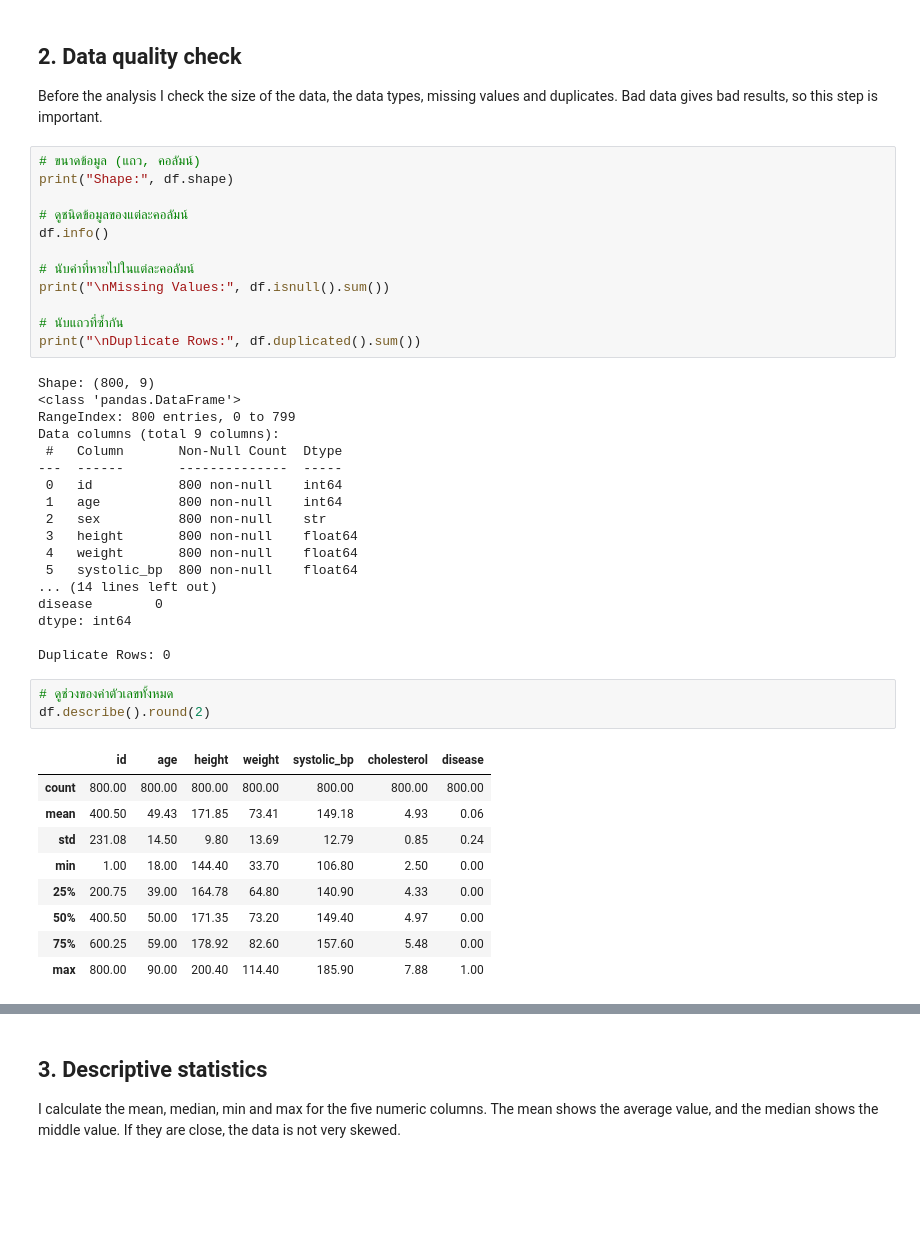
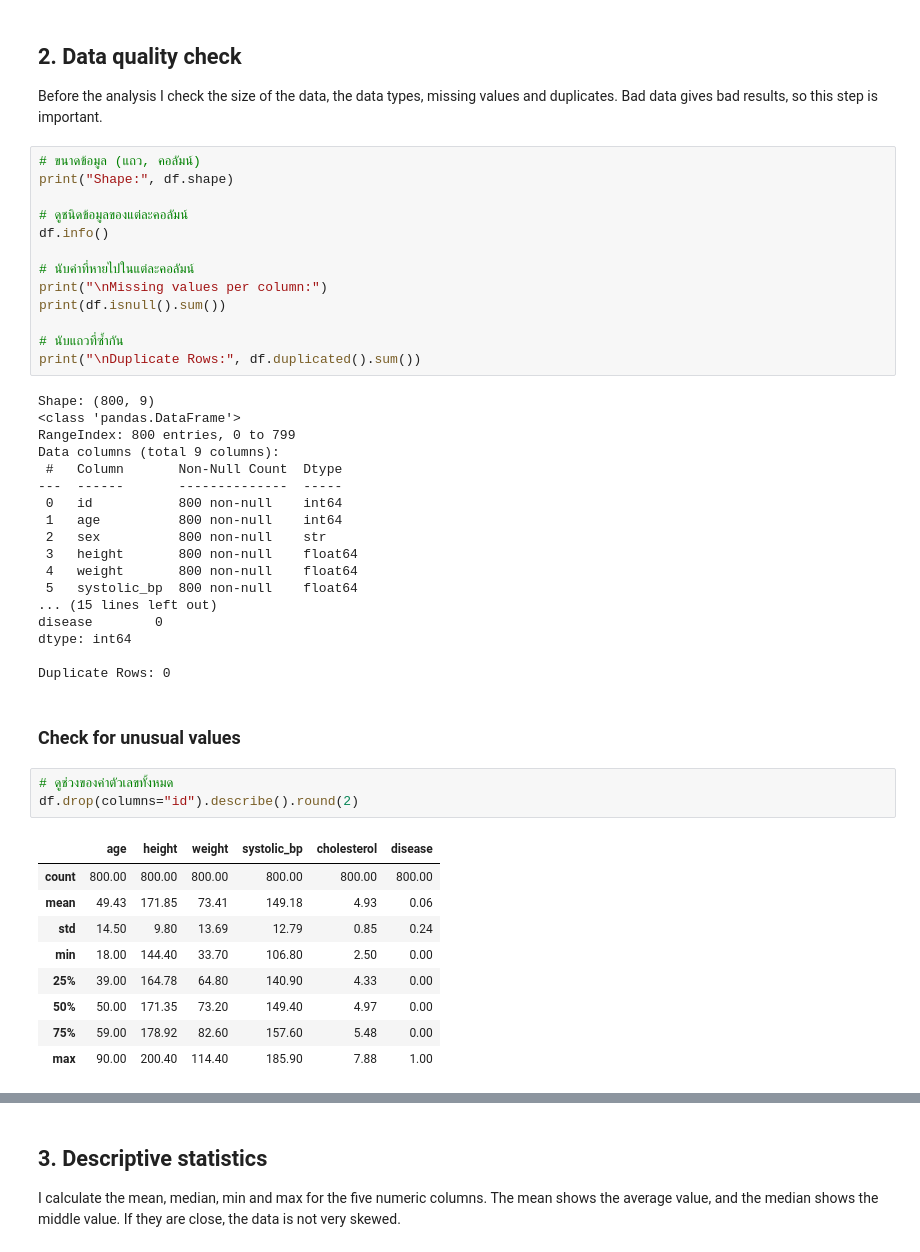
Before and after one commit to Wansiri-D/health-study, a Jupyter notebook: health_study_del1.ipynb, the cells around one changed output, grey strips where cells are left out. Saved outputs shown, nothing was run; the diff lists cells and outputs as text; blank space fills up the shorter version.

```diff
--- a/health_study_del1.ipynb
+++ b/health_study_del1.ipynb
@@ -46,7 +47,8 @@ print("Shape:", df.shape)
 df.info()
 
 # นับค่าที่หายไปในแต่ละคอลัมน์
-print("\nMissing Values:", df.isnull().sum())
+print("\nMissing values per column:")
+print(df.isnull().sum())
 
 # นับแถวที่ซ้ำกัน
 print("\nDuplicate Rows:", df.duplicated().sum())
@@ -63,22 +65,24 @@ Data columns (total 9 columns):
  3   height       800 non-null    float64
  4   weight       800 non-null    float64
  5   systolic_bp  800 non-null    float64
-... (14 lines left out)
+... (15 lines left out)
 disease        0
 dtype: int64
 
 Duplicate Rows: 0
+# %% [markdown]
+### Check for unusual values
 # %%
 # ดูช่วงของค่าตัวเลขทั้งหมด
-df.describe().round(2)
+df.drop(columns="id").describe().round(2)
 # %% [output]
-|  | id | age | height | weight | systolic_bp | cholesterol | disease |
-| count | 800.00 | 800.00 | 800.00 | 800.00 | 800.00 | 800.00 | 800.00 |
-| mean | 400.50 | 49.43 | 171.85 | 73.41 | 149.18 | 4.93 | 0.06 |
-| std | 231.08 | 14.50 | 9.80 | 13.69 | 12.79 | 0.85 | 0.24 |
-| min | 1.00 | 18.00 | 144.40 | 33.70 | 106.80 | 2.50 | 0.00 |
-| 25% | 200.75 | 39.00 | 164.78 | 64.80 | 140.90 | 4.33 | 0.00 |
-| 50% | 400.50 | 50.00 | 171.35 | 73.20 | 149.40 | 4.97 | 0.00 |
-| 75% | 600.25 | 59.00 | 178.92 | 82.60 | 157.60 | 5.48 | 0.00 |
-| max | 800.00 | 90.00 | 200.40 | 114.40 | 185.90 | 7.88 | 1.00 |
+|  | age | height | weight | systolic_bp | cholesterol | disease |
+| count | 800.00 | 800.00 | 800.00 | 800.00 | 800.00 | 800.00 |
+| mean | 49.43 | 171.85 | 73.41 | 149.18 | 4.93 | 0.06 |
+| std | 14.50 | 9.80 | 13.69 | 12.79 | 0.85 | 0.24 |
+| min | 18.00 | 144.40 | 33.70 | 106.80 | 2.50 | 0.00 |
+| 25% | 39.00 | 164.78 | 64.80 | 140.90 | 4.33 | 0.00 |
+| 50% | 50.00 | 171.35 | 73.20 | 149.40 | 4.97 | 0.00 |
+| 75% | 59.00 | 178.92 | 82.60 | 157.60 | 5.48 | 0.00 |
+| max | 90.00 | 200.40 | 114.40 | 185.90 | 7.88 | 1.00 |
 # %%
```
Also changed, not shown: parts of 7 cells of this notebook.
